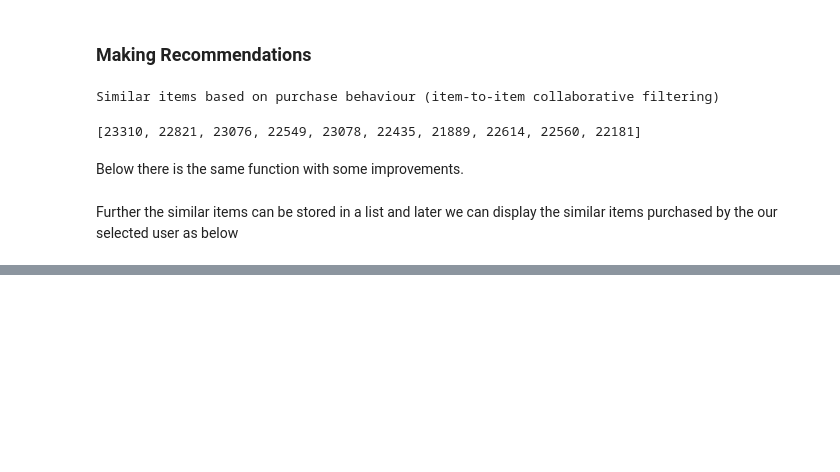
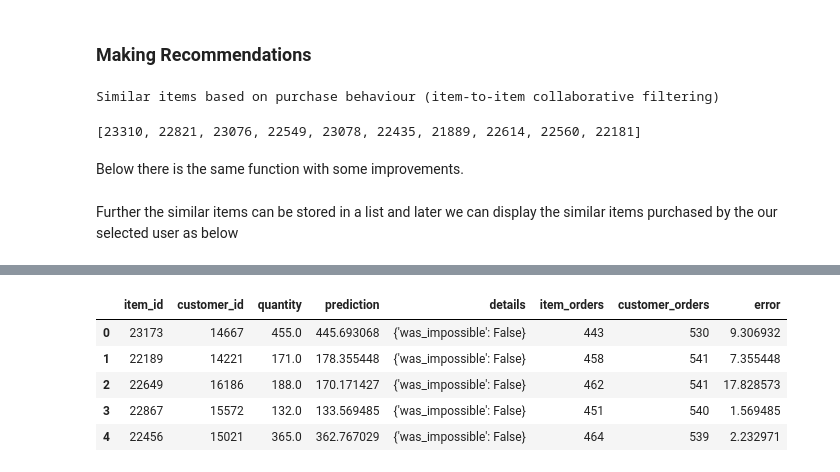
Before and after one commit to LeonardoSMSoares/Recommender-Systems-with-Python, a Jupyter notebook: Applied Recommender Systems with Python/Ch5 - Collaborative Filtering Part 2.ipynb, the cells around one changed output, grey strips where cells are left out. Drawn from its saved outputs; the diff is of its cells as text; code cells hidden in the pictures; blank space fills up the shorter version.

```diff
--- a/Applied Recommender Systems with Python/Ch5 - Collaborative Filtering Part 2.ipynb
+++ b/Applied Recommender Systems with Python/Ch5 - Collaborative Filtering Part 2.ipynb
@@ -500,0 +702,5 @@ Similar Items bought by our users based on Cosine Similarity
+# %%
+# dropping columns which are not necessary
+data4.drop(columns=['Quantity_x', 'Quantity_y'], inplace=True)
+
+data4.head()
@@ -500,0 +825,12 @@ Similar Items bought by our users based on Cosine Similarity
+# %%
+# defining the model
+algo3 = SVD()
+
+# model fitting
+algo3.fit(train_set)
+
+# model prediction
+pred3 = algo3.test(test_set)
+
+accuracy.rmse(pred3)
+accuracy.mae(pred3)
@@ -500,0 +896,19 @@ Similar Items bought by our users based on Cosine Similarity
+# %%
+def get_item_orders(user_id):
+    try:
+        # for an item, return the no. of orders made
+        return len(train_set.ur[train_set.to_inner_uid(user_id)])
+    except ValueError:
+        # user not present in training
+        return 0
+
+def get_customer_orders(item_id):
+    try:
+        # for an customer, return the no. of orders made
+        return len(train_set.ir[train_set.to_inner_iid(item_id)])
+    except ValueError:
+        # item not present in training
+        return 0
+# %%
+predictions_data = pd.DataFrame(pred2, columns=['item_id', 'customer_id', 'quantity', 'prediction', 'details'])
+predictions_data.head()
@@ -500,0 +922,16 @@ Similar Items bought by our users based on Cosine Similarity
+# %%
+predictions_data['item_orders'] = predictions_data.item_id.apply(get_item_orders)
+predictions_data['customer_orders'] = predictions_data.customer_id.apply(get_customer_orders)
+predictions_data['error'] = abs(predictions_data.prediction - predictions_data.quantity)
+
+best_predictions = predictions_data.sort_values(by='error')[:10]
+worst_predictions = predictions_data.sort_values(by='error')[-10:]
+
+predictions_data.head()
+# %% [output]
+|  | item_id | customer_id | quantity | prediction | details | item_orders | customer_orders | error |
+| 0 | 23173 | 14667 | 455.0 | 445.693068 | {'was_impossible': False} | 443 | 530 | 9.306932 |
+| 1 | 22189 | 14221 | 171.0 | 178.355448 | {'was_impossible': False} | 458 | 541 | 7.355448 |
+| 2 | 22649 | 16186 | 188.0 | 170.171427 | {'was_impossible': False} | 462 | 541 | 17.828573 |
+| 3 | 22867 | 15572 | 132.0 | 133.569485 | {'was_impossible': False} | 451 | 540 | 1.569485 |
+| 4 | 22456 | 15021 | 365.0 | 362.767029 | {'was_impossible': False} | 464 | 539 | 2.232971 |
```
Also changed, not shown: parts of 57 cells of this notebook, 3 other files.
